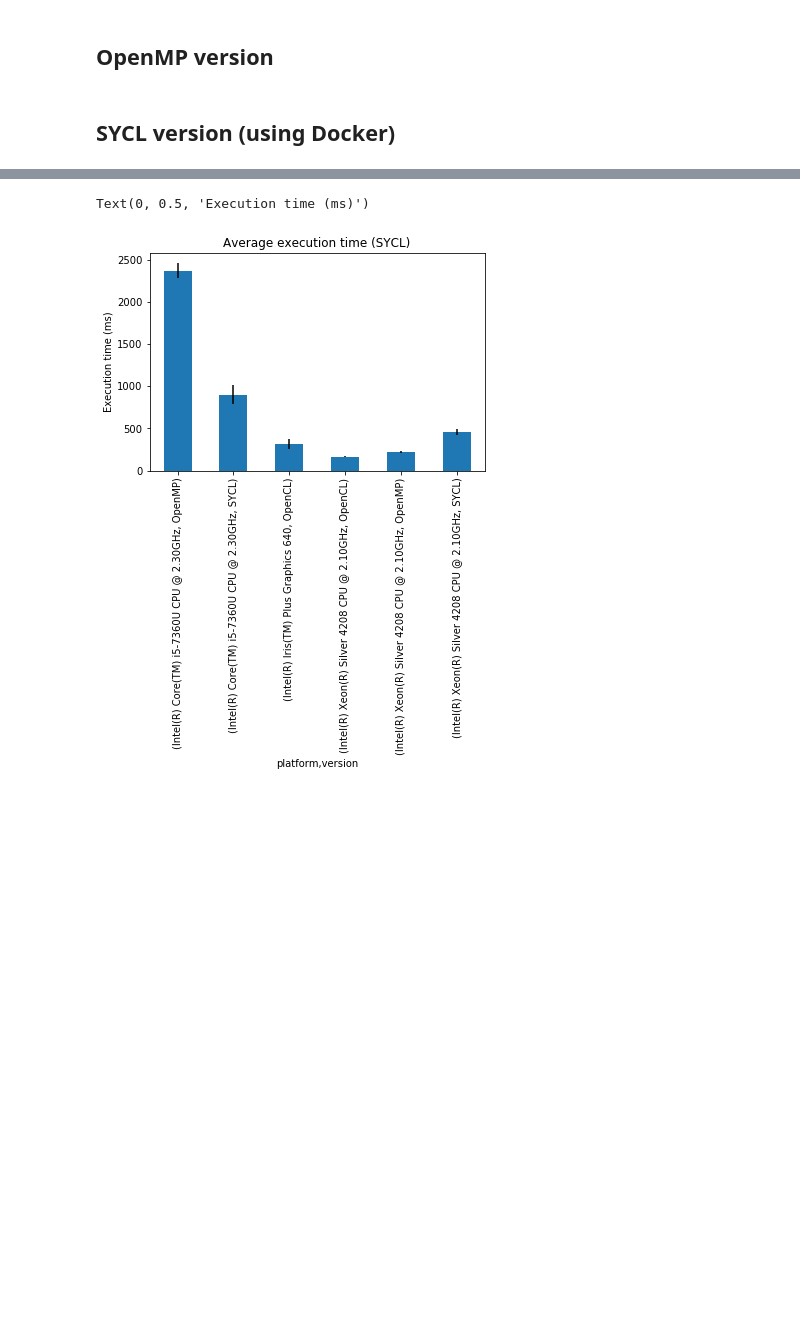
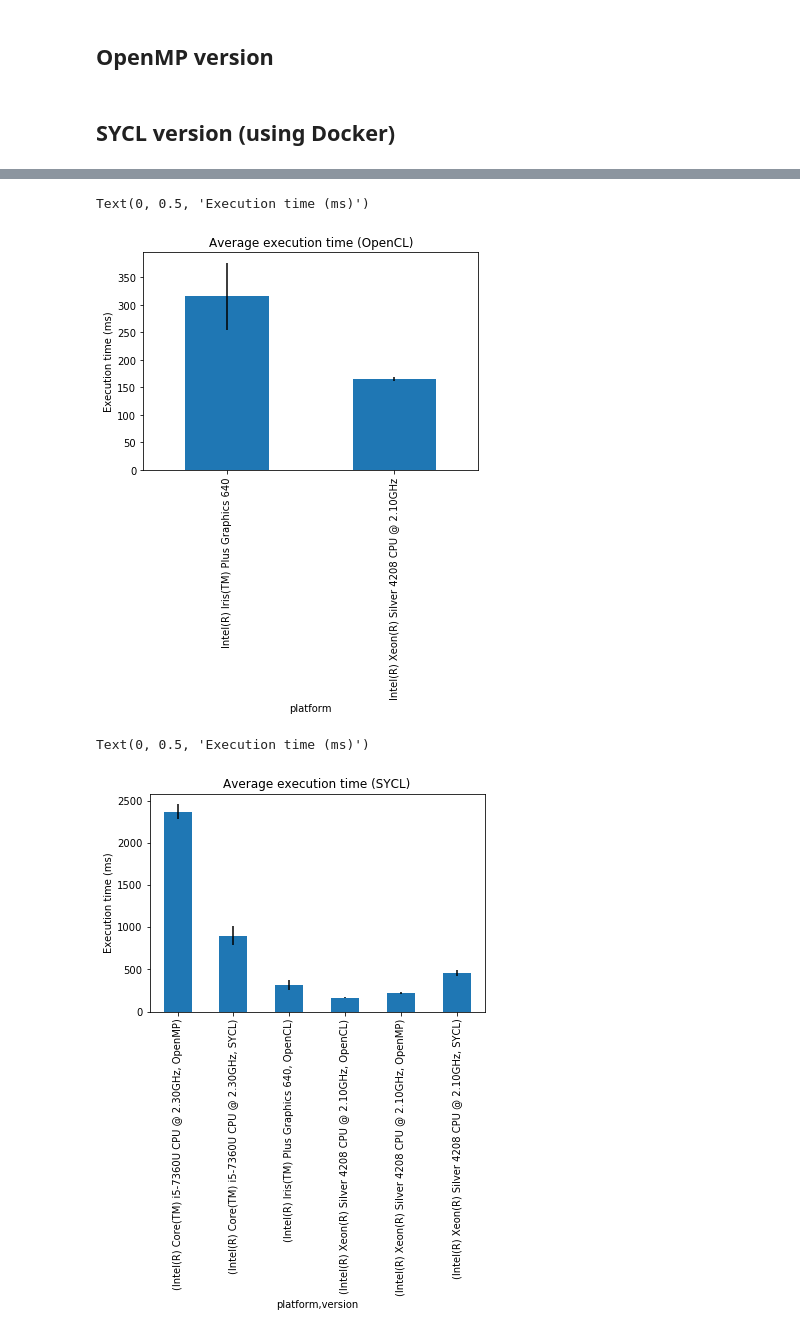
Before and after one commit to menotti/oil_gas_fpga, a Jupyter notebook: apps/CMP/CMP.ipynb, the cells around one changed output, grey strips where cells are left out. Saved outputs shown, nothing was run; the diff lists cells and outputs as text; code cells hidden in the pictures; blank space fills up the shorter version.

```diff
--- a/apps/CMP/CMP.ipynb
+++ b/apps/CMP/CMP.ipynb
@@ -149,3 +203,15 @@ df.to_csv(FILENAME, index = False, header = True)
+# %%
+# Plot results
+df = pd.read_csv(FILENAME)
+by_version = df[df.version == 'OpenCL'].groupby(by="platform", sort=False)
+avg_time = by_version.mean()
+std = by_version.std()
+plt = avg_time.plot(legend=False, kind="bar", yerr=std)
+plt.set_title("Average execution time (OpenCL)")
+plt.set_ylabel("Execution time (ms)")
+# %% [output]
+Text(0, 0.5, 'Execution time (ms)')
+[figure, added]
 # %%
 # Plot results
 df = pd.read_csv(FILENAME)
```
Also changed, not shown: parts of 6 cells of this notebook, 40 other files.
